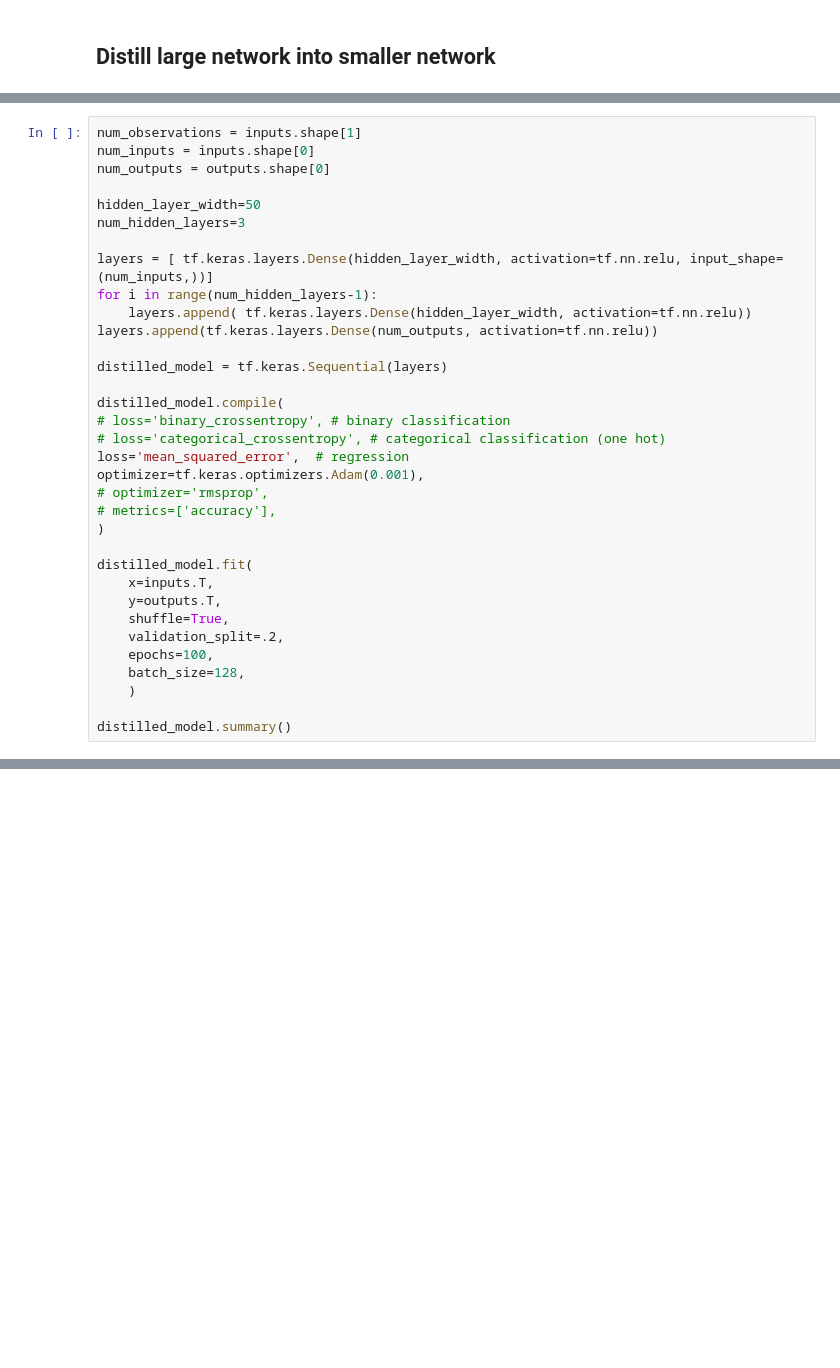
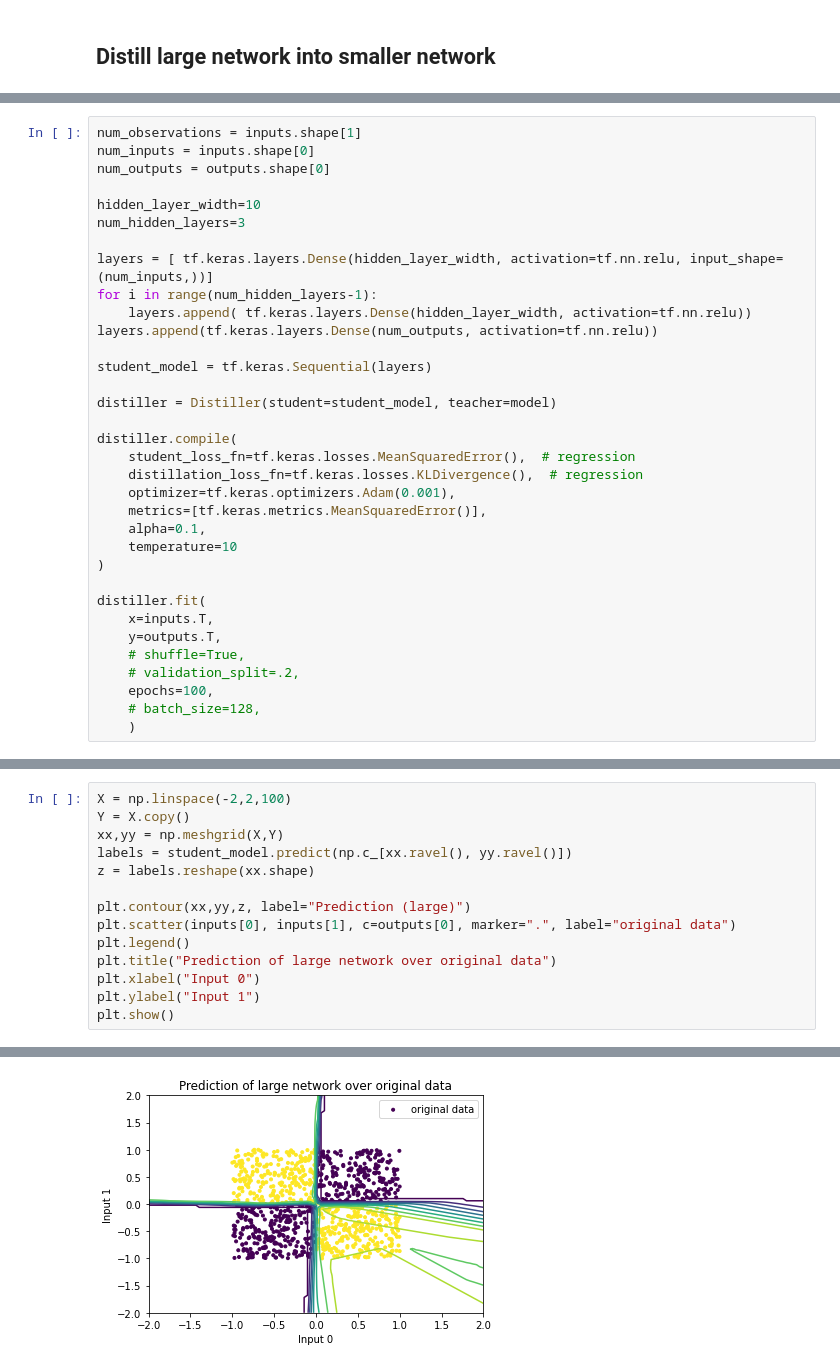
Before and after one commit to jordanperr/masters-thesis, a Jupyter notebook: distill_test.ipynb, the cells around one changed output, grey strips where cells are left out. Drawn from its saved outputs; the diff is of its cells as text; blank space fills up the shorter version.

Commit message:
hinton distillation class added from tensorflow docs. verification using data-driven and probabilistic approach

```diff
--- a/distill_test.ipynb
+++ b/distill_test.ipynb
@@ -114,7 +117,7 @@ num_observations = inputs.shape[1]
 num_inputs = inputs.shape[0]
 num_outputs = outputs.shape[0]
 
-hidden_layer_width=50
+hidden_layer_width=10
 num_hidden_layers=3
 
 layers = [ tf.keras.layers.Dense(hidden_layer_width, activation=tf.nn.relu, input_shape=(num_inputs,))]
@@ -122,24 +125,24 @@ for i in range(num_hidden_layers-1):
     layers.append( tf.keras.layers.Dense(hidden_layer_width, activation=tf.nn.relu))
 layers.append(tf.keras.layers.Dense(num_outputs, activation=tf.nn.relu))
 
-distilled_model = tf.keras.Sequential(layers)
+student_model = tf.keras.Sequential(layers)
 
-distilled_model.compile(
-# loss='binary_crossentropy', # binary classification
-# loss='categorical_crossentropy', # categorical classification (one hot)
-loss='mean_squared_error',  # regression
-optimizer=tf.keras.optimizers.Adam(0.001),
-# optimizer='rmsprop',
-# metrics=['accuracy'],
+distiller = Distiller(student=student_model, teacher=model)
+
+distiller.compile(
+    student_loss_fn=tf.keras.losses.MeanSquaredError(),  # regression
+    distillation_loss_fn=tf.keras.losses.KLDivergence(),  # regression
+    optimizer=tf.keras.optimizers.Adam(0.001),
+    metrics=[tf.keras.metrics.MeanSquaredError()],
+    alpha=0.1,
+    temperature=10
 )
 
-distilled_model.fit(
+distiller.fit(
     x=inputs.T,
     y=outputs.T,
-    shuffle=True,
-    validation_split=.2,
+    # shuffle=True,
+    # validation_split=.2,
     epochs=100,
-    batch_size=128,
+    # batch_size=128,
     )
-
-distilled_model.summary()
@@ -145,0 +188,15 @@ distilled_model.summary()
+# %%
+X = np.linspace(-2,2,100)
+Y = X.copy()
+xx,yy = np.meshgrid(X,Y)
+labels = student_model.predict(np.c_[xx.ravel(), yy.ravel()])
+z = labels.reshape(xx.shape)
+
+plt.contour(xx,yy,z, label="Prediction (large)")
+plt.scatter(inputs[0], inputs[1], c=outputs[0], marker=".", label="original data")
+plt.legend()
+plt.title("Prediction of large network over original data")
+plt.xlabel("Input 0")
+plt.ylabel("Input 1")
+plt.show()
+# %% [output]
@@ -145,0 +205 @@ distilled_model.summary()
+[figure, added]
```
Also changed, not shown: parts of 12 cells of this notebook, 2 other files.
